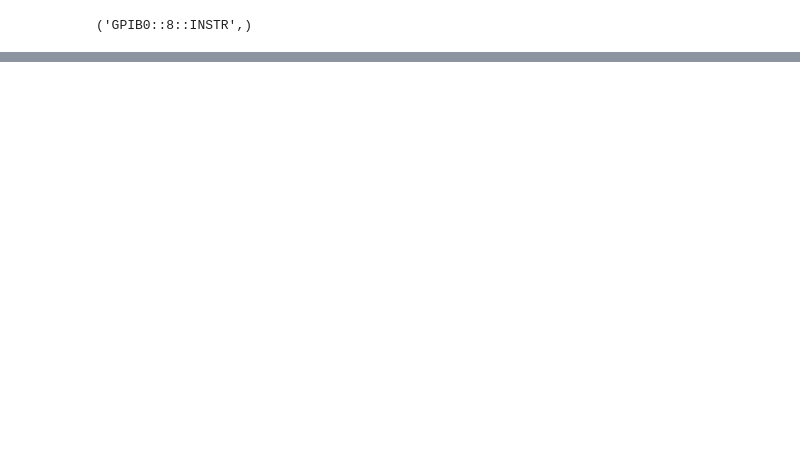
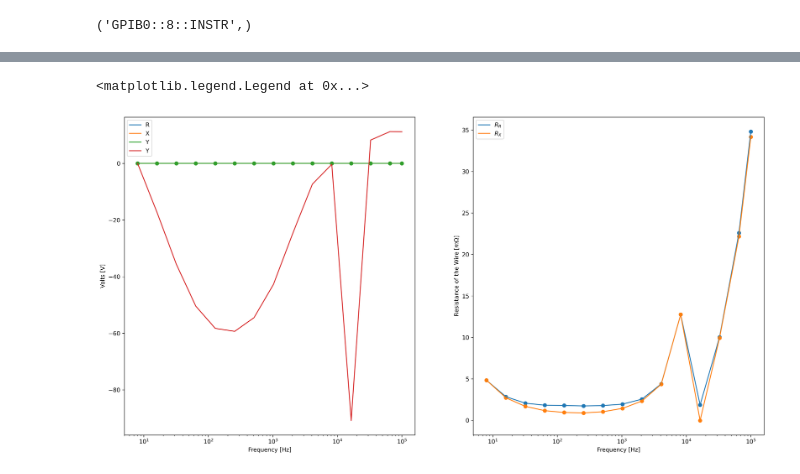
Before and after one commit to TheInvisibleFoe/PH4103-term-project, a Jupyter notebook: Pyvisa.ipynb, the cells around one changed output, grey strips where cells are left out. Drawn from its saved outputs; the diff is of its cells as text; code cells hidden in the pictures; blank space fills up the shorter version.

```diff
--- a/Pyvisa.ipynb
+++ b/Pyvisa.ipynb
@@ -102,0 +135,13 @@ KeyboardInterrupt:
+# %%
+# loaded_data = np.load(last_filename)
+loaded_data = np.load("data_1762427561.npz")
+# data_1762427561.npz
+# %%
+X = loaded_data["data"][:, :, 0]
+Y = loaded_data["data"][:, :, 1]
+R = loaded_data["data"][:, :, 2]
+Theta = loaded_data["data"][:, :, 3]
+freqRange_coll = loaded_data["freqRange"][:]
+noise_coll = loaded_data["noise"]
+Resistance = 1e3 * R0 * R / 1.5
+ResistanceX = 1e3 * R0 * X / 1.5
@@ -102,0 +171,28 @@ KeyboardInterrupt:
+# %%
+fig, axes = plt.subplots(1, 2, dpi=300, figsize=(20,10))
+ax = axes[0]
+ax.set_xlabel("Frequency [Hz]")
+ax.set_ylabel("Volts [V]")
+ax.set_xscale("log")
+ax.scatter(freqRange_coll, R)
+ax.scatter(freqRange_coll, X)
+ax.scatter(freqRange_coll, Y)
+ax.plot(freqRange_coll, R, label="R")
+ax.plot(freqRange_coll, X, label="X")
+ax.plot(freqRange_coll, Y, label="Y")
+ax.plot(freqRange_coll, Theta, label="Y")
+# ax.errorbar(freqRange_coll, R, yerr=noiseR)
+ax.legend()
+ax = axes[1]
+ax.set_xlabel("Frequency [Hz]")
+ax.set_ylabel(r"Resistance of the Wire [$m\Omega$]")
+ax.plot(freqRange_coll, Resistance, label="$R_R$")
+ax.plot(freqRange_coll, ResistanceX, label="$R_X$")
+ax.scatter(freqRange_coll, Resistance)
+ax.scatter(freqRange_coll, ResistanceX)
+ax.set_xscale("log")
+ax.legend()
+# fig.savefig("Res_vs_freq.png", dpi=300)
+# %% [output]
+<matplotlib.legend.Legend at 0x...>
+[figure, added]
```
Also changed, not shown: parts of 11 cells of this notebook, 9 other files.
